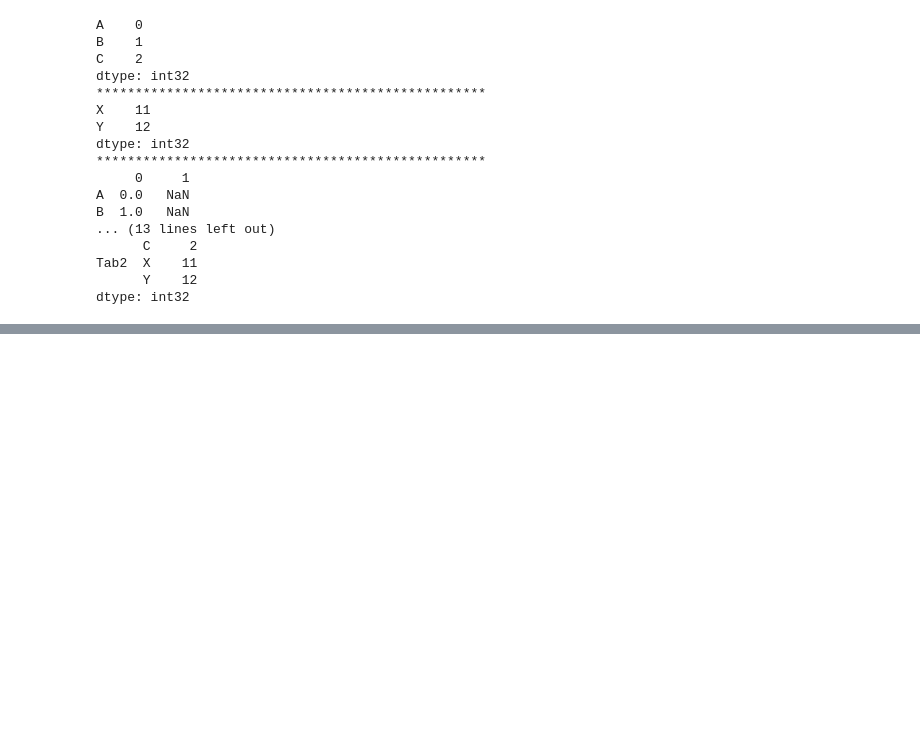
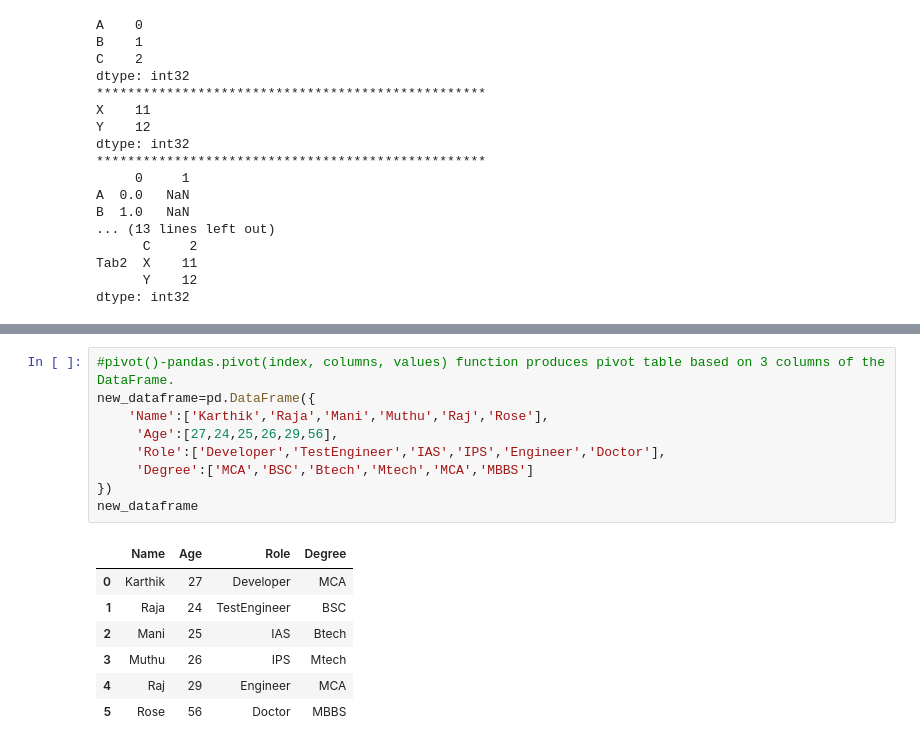
Before and after one commit to Karthik6622/PYTHON, a Jupyter notebook: Pandas_Practise_files/DataFrame-Pandas.ipynb, the cells around one changed output, grey strips where cells are left out. Drawn from its saved outputs; the diff is of its cells as text; blank space fills up the shorter version.

```diff
--- a/Pandas_Practise_files/DataFrame-Pandas.ipynb
+++ b/Pandas_Practise_files/DataFrame-Pandas.ipynb
@@ -333,0 +617,17 @@ dtype: int32
+# %%
+#pivot()-pandas.pivot(index, columns, values) function produces pivot table based on 3 columns of the DataFrame.
+new_dataframe=pd.DataFrame({
+    'Name':['Karthik','Raja','Mani','Muthu','Raj','Rose'],
+     'Age':[27,24,25,26,29,56],
+     'Role':['Developer','TestEngineer','IAS','IPS','Engineer','Doctor'],
+     'Degree':['MCA','BSC','Btech','Mtech','MCA','MBBS']
+})
+new_dataframe
+# %% [output]
+|  | Name | Age | Role | Degree |
+| 0 | Karthik | 27 | Developer | MCA |
+| 1 | Raja | 24 | TestEngineer | BSC |
+| 2 | Mani | 25 | IAS | Btech |
+| 3 | Muthu | 26 | IPS | Mtech |
+| 4 | Raj | 29 | Engineer | MCA |
+| 5 | Rose | 56 | Doctor | MBBS |
```
Also changed, not shown: parts of 38 cells of this notebook, 12 other files.
